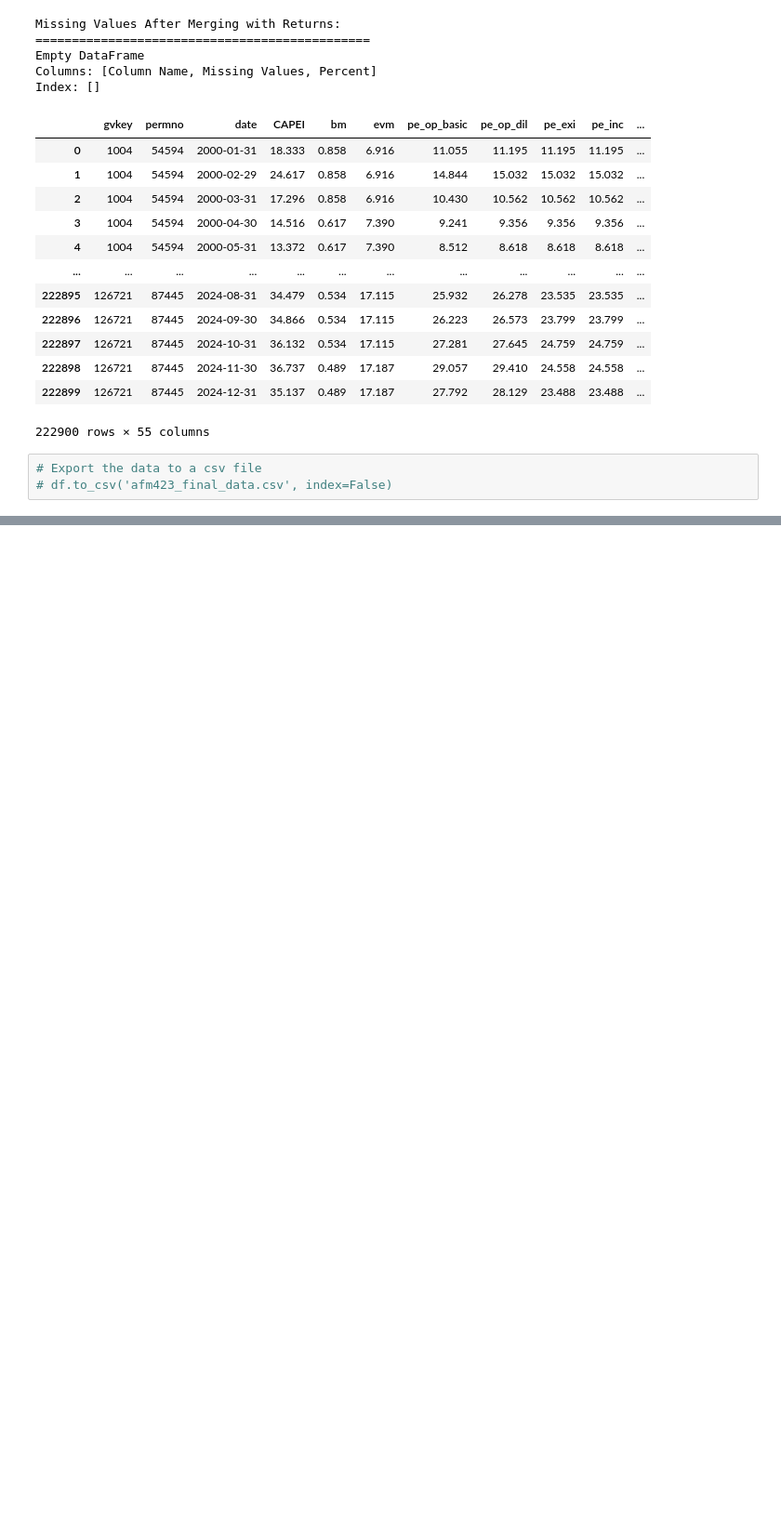
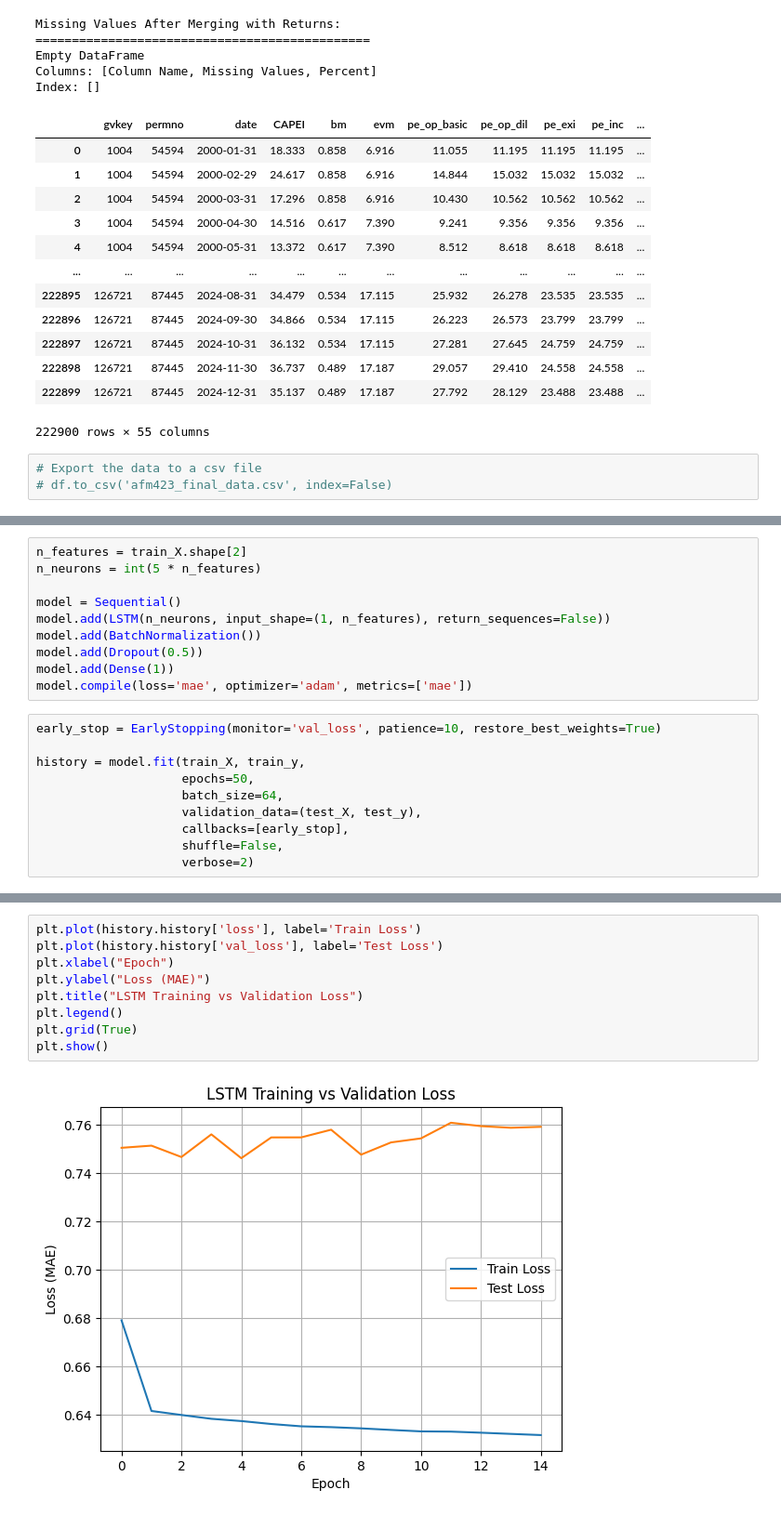
Before and after one commit to adimani/NeuralNetWorth, a Jupyter notebook: main.ipynb, the cells around one changed output, grey strips where cells are left out. Shown at 93% size. Saved outputs shown, nothing was run; the diff lists cells and outputs as text; blank space fills up the shorter version.

```diff
--- a/main.ipynb
+++ b/main.ipynb
@@ -318,0 +573,20 @@ Index: []
+# %%
+n_features = train_X.shape[2]
+n_neurons = int(5 * n_features)
+
+model = Sequential()
+model.add(LSTM(n_neurons, input_shape=(1, n_features), return_sequences=False))
+model.add(BatchNormalization())
+model.add(Dropout(0.5))
+model.add(Dense(1))
+model.compile(loss='mae', optimizer='adam', metrics=['mae'])
+# %%
+early_stop = EarlyStopping(monitor='val_loss', patience=10, restore_best_weights=True)
+
+history = model.fit(train_X, train_y,
+                    epochs=50,
+                    batch_size=64,
+                    validation_data=(test_X, test_y),
+                    callbacks=[early_stop],
+                    shuffle=False,
+                    verbose=2)
@@ -318,0 +611,11 @@ Index: []
+# %%
+plt.plot(history.history['loss'], label='Train Loss')
+plt.plot(history.history['val_loss'], label='Test Loss')
+plt.xlabel("Epoch")
+plt.ylabel("Loss (MAE)")
+plt.title("LSTM Training vs Validation Loss")
+plt.legend()
+plt.grid(True)
+plt.show()
+# %% [output]
+[figure, added]
```
Also changed, not shown: parts of 26 cells of this notebook.
